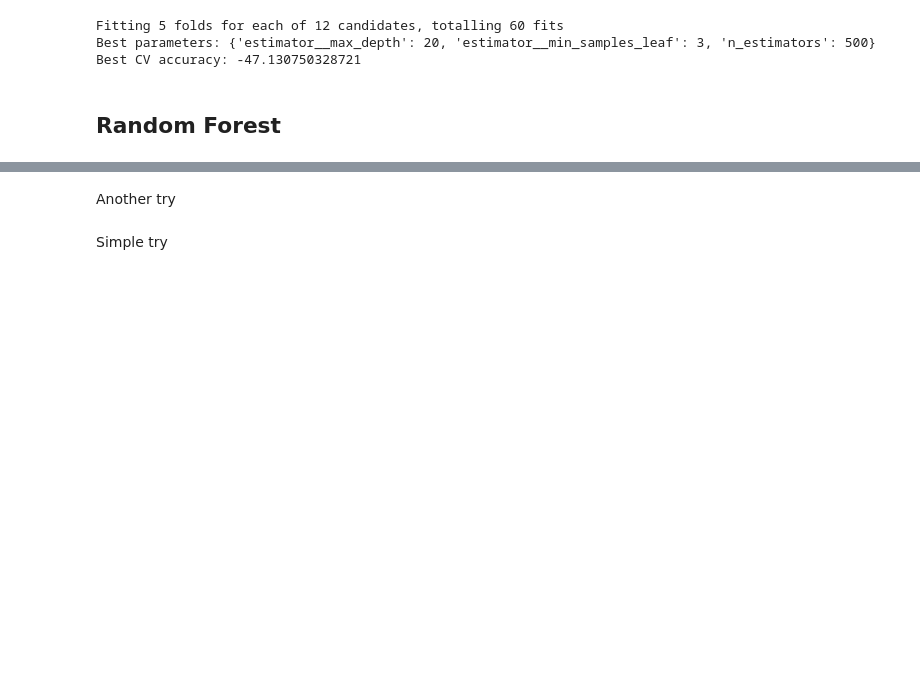
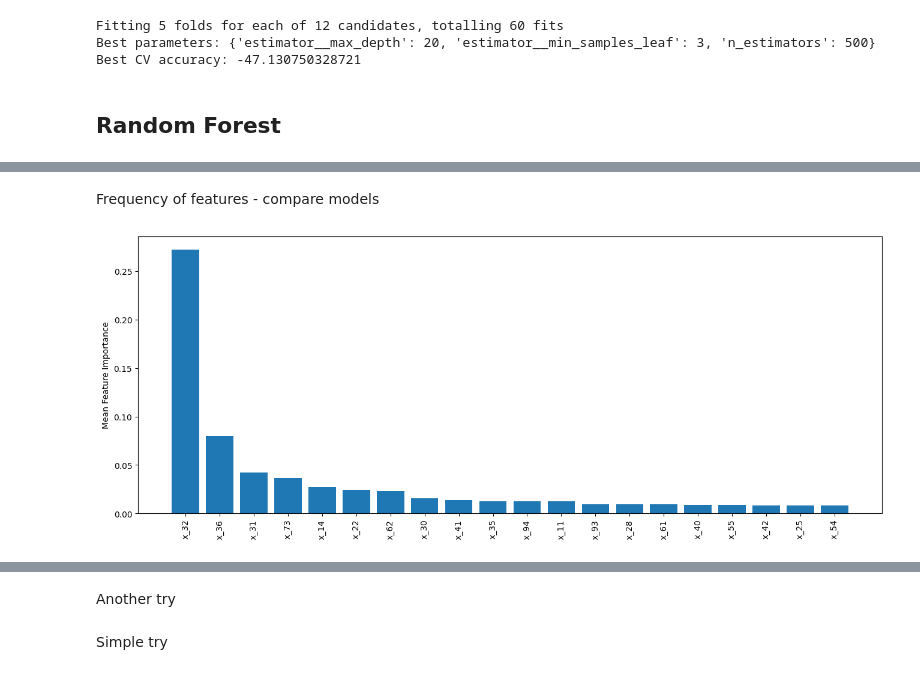
Before and after one commit to mariatmvendas/Case1_CompData, a Jupyter notebook: bag_trees.ipynb, the cells around one changed output, grey strips where cells are left out. Cells and saved outputs as stored; diff of their text form; code cells hidden in the pictures; blank space fills up the shorter version.

```diff
--- a/bag_trees.ipynb
+++ b/bag_trees.ipynb
@@ -307,0 +360,17 @@ Repeated Nested CV estimated RMSE: 53.6886 ± 1.3545
+# %% [markdown]
+Frequency of features - compare models
+# %%
+fimp = np.array(repetitions_fimp)
+fimp = fimp.reshape(-1, fimp.shape[2])
+fimp_df = pd.DataFrame(fimp, columns=X.columns)
+
+mean_importance = fimp_df.mean(axis=0)
+sorted_importance = mean_importance.sort_values(ascending=False)
+
+plt.figure(figsize=(16, 6))
+plt.bar(sorted_importance.index[:20], sorted_importance.values[:20])
+plt.xticks(rotation=90)
+plt.ylabel("Mean Feature Importance")
+plt.show()
+# %% [output]
+[figure, added]
```
Also changed, not shown: parts of 11 cells of this notebook, 3 other files.
